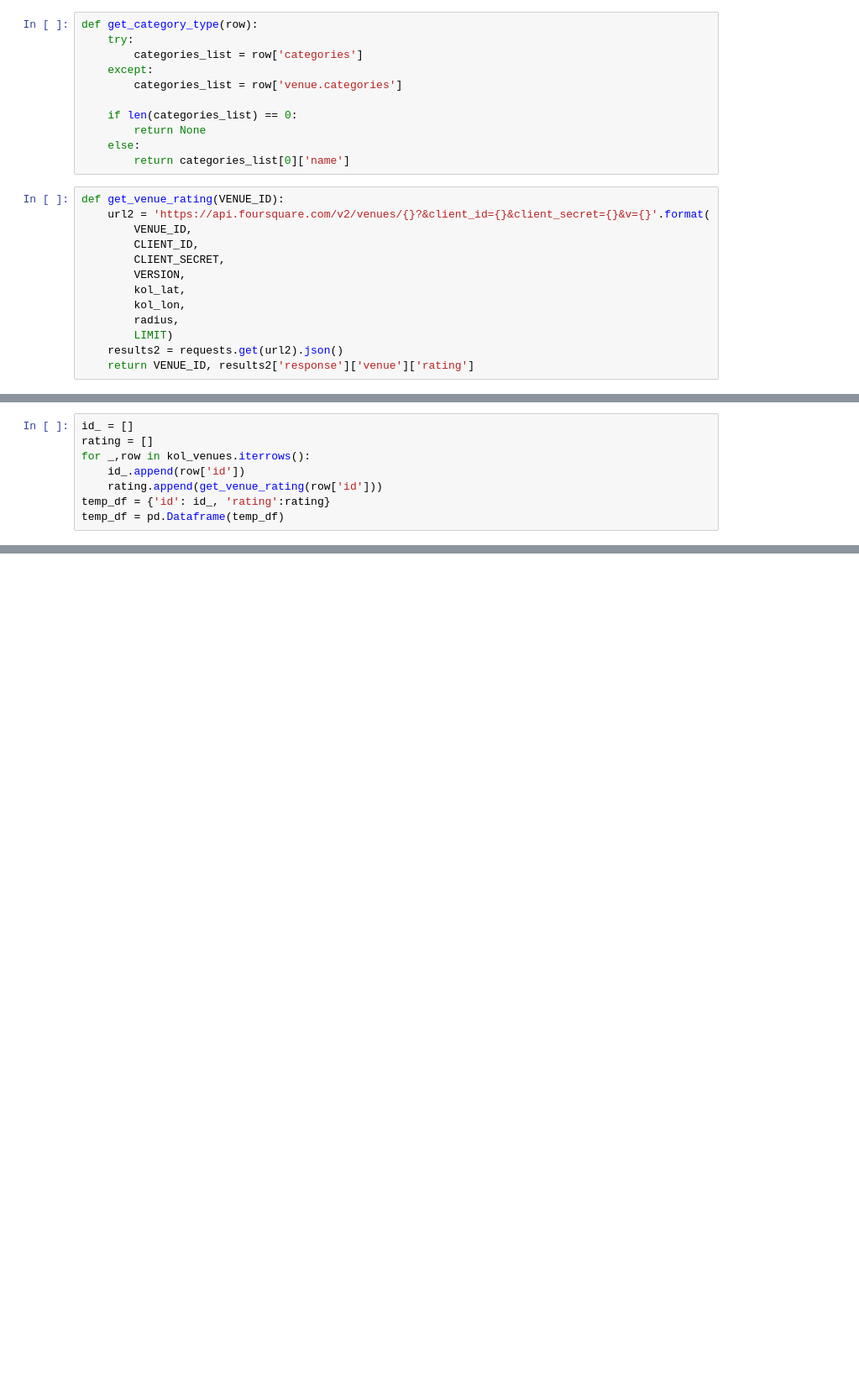
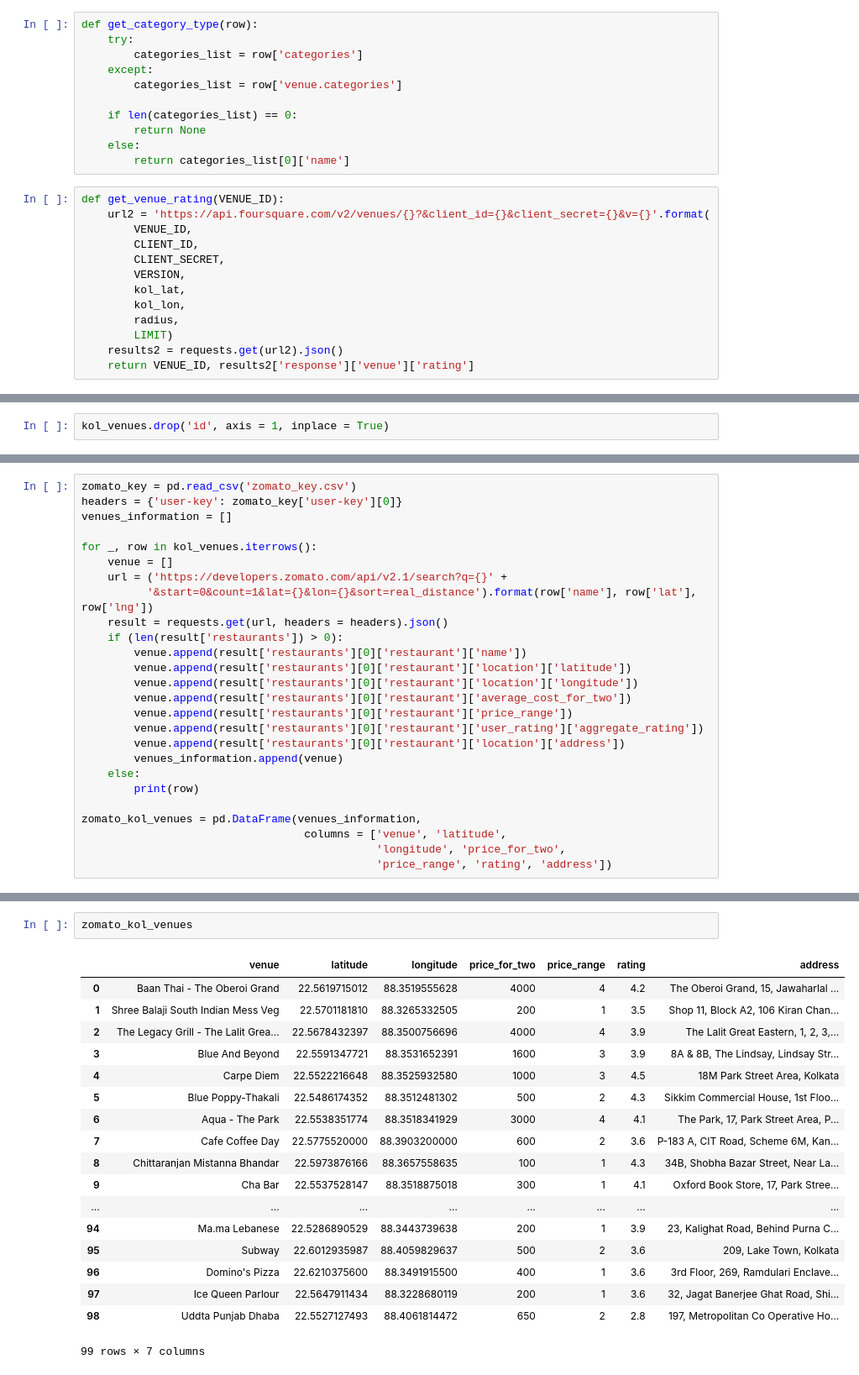
Before and after one commit to cssoumyade/Clustering-European-Cities, a Jupyter notebook: Exploring The City of Joy.ipynb, the cells around one changed output, grey strips where cells are left out. Shown at 84% size. Cells and saved outputs as stored; diff of their text form; blank space fills up the shorter version.

```diff
--- a/Exploring The City of Joy.ipynb
+++ b/Exploring The City of Joy.ipynb
@@ -130,8 +112,0 @@ kol_venues.sample(10)
-# %%
-id_ = []
-rating = []
-for _,row in kol_venues.iterrows():
-    id_.append(row['id'])
-    rating.append(get_venue_rating(row['id']))
-temp_df = {'id': id_, 'rating':rating}
-temp_df = pd.Dataframe(temp_df)
@@ -152,0 +113,2 @@ results2['response']['venue']['rating']
+# %%
+kol_venues.drop('id', axis = 1, inplace = True)
@@ -152,0 +132,26 @@ results2['response']['venue']['rating']
+# %%
+zomato_key = pd.read_csv('zomato_key.csv')
+headers = {'user-key': zomato_key['user-key'][0]}
+venues_information = []
+
+for _, row in kol_venues.iterrows():
+    venue = []
+    url = ('https://developers.zomato.com/api/v2.1/search?q={}' +
+          '&start=0&count=1&lat={}&lon={}&sort=real_distance').format(row['name'], row['lat'], row['lng'])
+    result = requests.get(url, headers = headers).json()
+    if (len(result['restaurants']) > 0):
+        venue.append(result['restaurants'][0]['restaurant']['name'])
+        venue.append(result['restaurants'][0]['restaurant']['location']['latitude'])
+        venue.append(result['restaurants'][0]['restaurant']['location']['longitude'])
+        venue.append(result['restaurants'][0]['restaurant']['average_cost_for_two'])
+        venue.append(result['restaurants'][0]['restaurant']['price_range'])
+        venue.append(result['restaurants'][0]['restaurant']['user_rating']['aggregate_rating'])
+        venue.append(result['restaurants'][0]['restaurant']['location']['address'])
+        venues_information.append(venue)
+    else:
+        print(row)
+
+zomato_kol_venues = pd.DataFrame(venues_information,
+                                  columns = ['venue', 'latitude',
+                                             'longitude', 'price_for_two',
+                                             'price_range', 'rating', 'address'])
@@ -152,0 +164,21 @@ results2['response']['venue']['rating']
+# %%
+zomato_kol_venues
+# %% [output]
+|  | venue | latitude | longitude | price_for_two | price_range | rating | address |
+| 0 | Baan Thai - The Oberoi Grand | 22.5619715012 | 88.3519555628 | 4000 | 4 | 4.2 | The Oberoi Grand, 15, Jawaharlal ... |
+| 1 | Shree Balaji South Indian Mess Veg | 22.5701181810 | 88.3265332505 | 200 | 1 | 3.5 | Shop 11, Block A2, 106 Kiran Chan... |
+| 2 | The Legacy Grill - The Lalit Grea... | 22.5678432397 | 88.3500756696 | 4000 | 4 | 3.9 | The Lalit Great Eastern, 1, 2, 3,... |
+| 3 | Blue And Beyond | 22.5591347721 | 88.3531652391 | 1600 | 3 | 3.9 | 8A & 8B, The Lindsay, Lindsay Str... |
+| 4 | Carpe Diem | 22.5522216648 | 88.3525932580 | 1000 | 3 | 4.5 | 18M Park Street Area, Kolkata |
+| 5 | Blue Poppy-Thakali | 22.5486174352 | 88.3512481302 | 500 | 2 | 4.3 | Sikkim Commercial House, 1st Floo... |
+| 6 | Aqua - The Park | 22.5538351774 | 88.3518341929 | 3000 | 4 | 4.1 | The Park, 17, Park Street Area, P... |
+| 7 | Cafe Coffee Day | 22.5775520000 | 88.3903200000 | 600 | 2 | 3.6 | P-183 A, CIT Road, Scheme 6M, Kan... |
+| 8 | Chittaranjan Mistanna Bhandar | 22.5973876166 | 88.3657558635 | 100 | 1 | 4.3 | 34B, Shobha Bazar Street, Near La... |
+| 9 | Cha Bar | 22.5537528147 | 88.3518875018 | 300 | 1 | 4.1 | Oxford Book Store, 17, Park Stree... |
+| ... | ... | ... | ... | ... | ... | ... | ... |
+| 94 | Ma.ma Lebanese | 22.5286890529 | 88.3443739638 | 200 | 1 | 3.9 | 23, Kalighat Road, Behind Purna C... |
+| 95 | Subway | 22.6012935987 | 88.4059829637 | 500 | 2 | 3.6 | 209, Lake Town, Kolkata |
+| 96 | Domino's Pizza | 22.6210375600 | 88.3491915500 | 400 | 1 | 3.6 | 3rd Floor, 269, Ramdulari Enclave... |
+| 97 | Ice Queen Parlour | 22.5647911434 | 88.3228680119 | 200 | 1 | 3.6 | 32, Jagat Banerjee Ghat Road, Shi... |
+| 98 | Uddta Punjab Dhaba | 22.5527127493 | 88.4061814472 | 650 | 2 | 2.8 | 197, Metropolitan Co Operative Ho... |
+99 rows × 7 columns
```
Also changed, not shown: parts of 14 cells of this notebook.
